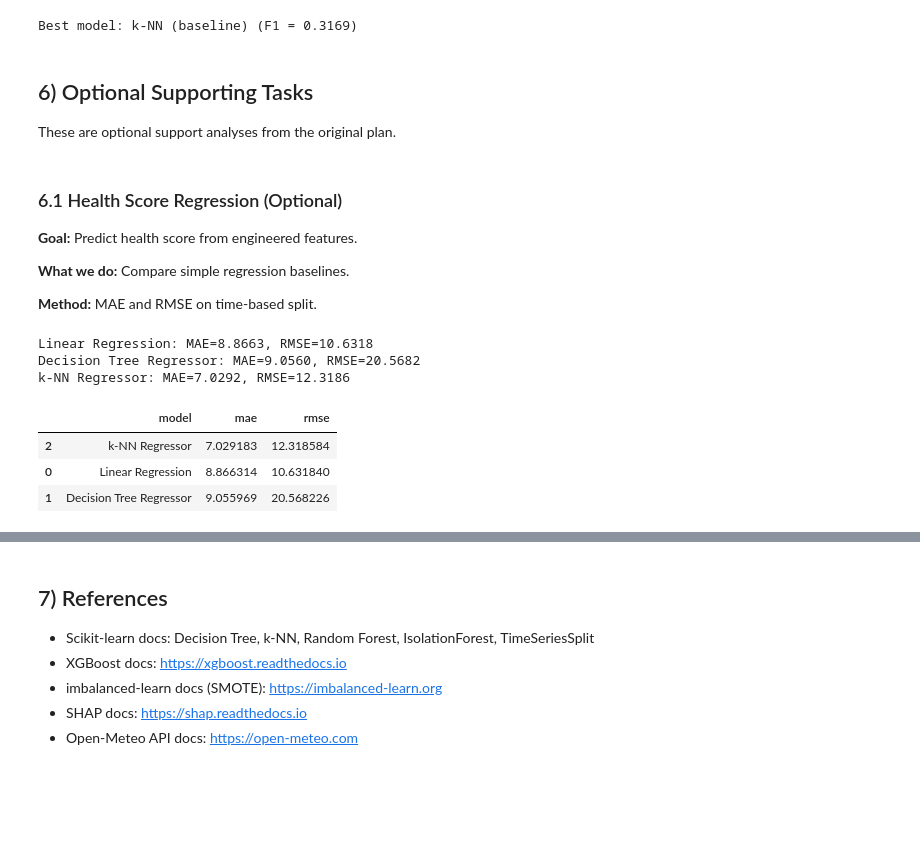
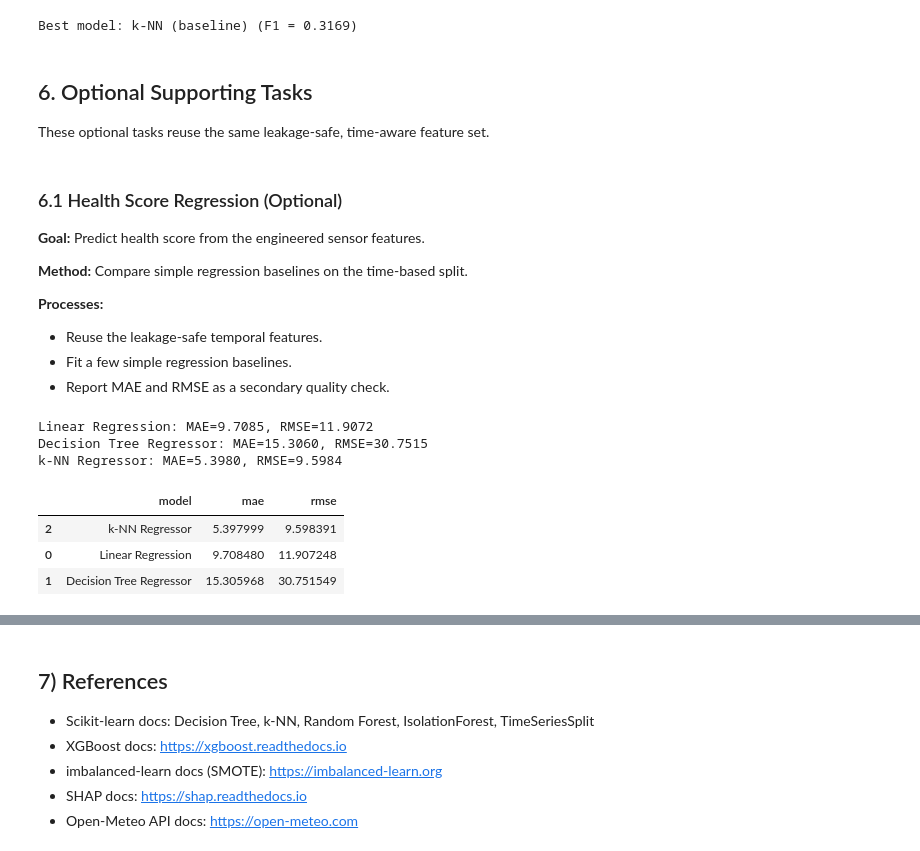
Before and after one commit to Plant-IQ/AutoGrow_DataAnalytics, a Jupyter notebook: data_analytics/AutoGrow.ipynb, the cells around one changed output, grey strips where cells are left out. Saved outputs shown, nothing was run; the diff lists cells and outputs as text; code cells hidden in the pictures; blank space fills up the shorter version.

```diff
--- a/data_analytics/AutoGrow.ipynb
+++ b/data_analytics/AutoGrow.ipynb
@@ -948,26 +1022,38 @@ X_test = pd.DataFrame(
     columns=X_cols_clean,
     index=X_test.index
 )
+X_train_weighted = X_train_imp.copy()
+y_train_weighted = y_train.copy()
 
-if 'smote_available' in globals() and smote_available:
+resampling_strategy = 'smote'  # 'smote', 'random_over', or 'none'
+
+if resampling_strategy == 'smote' and 'smote_available' in globals() and smote_available:
     min_class = y_train_bal.value_counts().min()
-    k_neighbors = max(1, min(5, int(min_class) - 1))
+    k_neighbors = 5 if int(min_class) > 5 else max(1, int(min_class) - 1)
     if min_class > 1 and k_neighbors >= 1:
         sm = SMOTE(random_state=42, k_neighbors=k_neighbors)
         X_bal_arr, y_bal_arr = sm.fit_resample(X_train_imp, y_train_bal)
         X_train_bal = pd.DataFrame(X_bal_arr, columns=X_cols_clean)
         y_train_bal = pd.Series(y_bal_arr)
-        print('Applied SMOTE. Balanced class counts:')
+        print(f'Applied SMOTE with k_neighbors={k_neighbors}. Balanced class counts:')
         print(y_train_bal.value_counts())
     else:
         X_train_bal = X_train_imp.copy()
         print('SMOTE skipped: not enough samples in smallest class.')
+elif resampling_strategy == 'random_over':
+    ros = RandomOverSampler(random_state=42)
+    X_bal_arr, y_bal_arr = ros.fit_resample(X_train_imp, y_train_bal)
+    X_train_bal = pd.DataFrame(X_bal_arr, columns=X_cols_clean)
+    y_train_bal = pd.Series(y_bal_arr)
+    print('Applied RandomOverSampler. Balanced class counts:')
+    print(y_train_bal.value_counts())
 else:
     X_train_bal = X_train_imp.copy()
-    print('SMOTE not available; using imputed training data.')
+    print('No resampling applied; keeping the imputed training data.')
 
 print(f'X_train_bal shape: {X_train_bal.shape}  X_test shape: {X_test.shape}')
 print(f'Active features ({len(X_cols_clean)}): {X_cols_clean}')
 print('Train class distribution after balancing:')
 print(y_train_bal.value_counts())
+print('Weighted training set kept for XGBoost class_weight mode:', X_train_weighted.shape)
 # %% [output]
@@ -1328,24 +1536,52 @@ Passing `palette` without assigning `hue` is deprecated and will be removed in v
 | 2 | Decision Tree (baseline) | 0.236463 |
 Best model: k-NN (baseline) (F1 = 0.3169)
 # %% [markdown]
-## 6) Optional Supporting Tasks
-These are optional support analyses from the original plan.
+## 6. Optional Supporting Tasks
+These optional tasks reuse the same leakage-safe, time-aware feature set.
 # %% [markdown]
 ### 6.1 Health Score Regression (Optional)
-**Goal:** Predict health score from engineered features.
+**Goal:** Predict health score from the engineered sensor features.
 
-**What we do:** Compare simple regression baselines.
+**Method:** Compare simple regression baselines on the time-based split.
 
-**Method:** MAE and RMSE on time-based split.
+**Processes:**
+- Reuse the leakage-safe temporal features.
+- Fit a few simple regression baselines.
+- Report MAE and RMSE as a secondary quality check.
 # %%
 if col_health and col_health in feat.columns:
     reg_df = feat.dropna(subset=['ts']).sort_values('ts').copy()
-    X_cols_reg = [c for c in [
+    temporal_candidates = [
         col_temp_in, col_hum_in, col_soil, col_light_lux, col_light_hrs,
         col_temp_out_feat, col_hum_out_feat,
-        'soil_deviation', 'temp_delta', 'light_deficit',
-        'hour_sin', 'hour_cos'
-    ] if c is not None and c in reg_df.columns]
+        'temp_delta', 'minutes_since_prev', 'hour_sin', 'hour_cos', 'daylight_hours',
+        f'{col_temp_in}_lag1' if col_temp_in else None,
+        f'{col_temp_in}_lag2' if col_temp_in else None,
+        f'{col_hum_in}_lag1' if col_hum_in else None,
+        f'{col_hum_in}_lag2' if col_hum_in else None,
+        f'{col_soil}_lag1' if col_soil else None,
+        f'{col_soil}_lag2' if col_soil else None,
+        f'{col_light_lux}_lag1' if col_light_lux else None,
+        f'{col_light_lux}_lag2' if col_light_lux else None,
+        f'{col_light_hrs}_lag1' if col_light_hrs else None,
+        f'{col_light_hrs}_lag2' if col_light_hrs else None,
+        f'{col_temp_in}_delta1' if col_temp_in else None,
+        f'{col_hum_in}_delta1' if col_hum_in else None,
+        f'{col_soil}_delta1' if col_soil else None,
+        f'{col_light_lux}_delta1' if col_light_lux else None,
+        f'{col_light_hrs}_delta1' if col_light_hrs else None,
+        f'{col_temp_in}_rollmean3' if col_temp_in else None,
+        f'{col_temp_in}_rollstd3' if col_temp_in else None,
+        f'{col_hum_in}_rollmean3' if col_hum_in else None,
+        f'{col_hum_in}_rollstd3' if col_hum_in else None,
+        f'{col_soil}_rollmean3' if col_soil else None,
+        f'{col_soil}_rollstd3' if col_soil else None,
+        f'{col_light_lux}_rollmean3' if col_light_lux else None,
+        f'{col_light_lux}_rollstd3' if col_light_lux else None,
+        f'{col_light_hrs}_rollmean3' if col_light_hrs else None,
+        f'{col_light_hrs}_rollstd3' if col_light_hrs else None,
+    ]
+    X_cols_reg = [c for c in temporal_candidates if c is not None and c in reg_df.columns]
 
     # Drop all-NaN columns before fitting
     X_cols_reg = [c for c in X_cols_reg if reg_df[c].notna().any()]
@@ -1359,36 +1595,36 @@ if col_health and col_health in feat.columns:
     y_train_reg = reg_df.loc[train_mask, col_health]
     y_test_reg  = reg_df.loc[~train_mask, col_health]
 
     reg_models = {
         'Linear Regression':        LinearRegression(),
         'Decision Tree Regressor':  DecisionTreeRegressor(max_depth=6, random_state=42),
         'k-NN Regressor':           KNeighborsRegressor(n_neighbors=7),
     }
 
     reg_rows = []
     for name, model in reg_models.items():
         pipe = Pipeline([
             ('imputer', SimpleImputer(strategy='median')),
             ('scaler',  StandardScaler()),
             ('model',   model)
         ])
         pipe.fit(X_train_reg, y_train_reg)
         with np.errstate(divide='ignore', over='ignore', invalid='ignore'):
             pred = pipe.predict(X_test_reg)
         pred = np.nan_to_num(pred, nan=y_train_reg.median(), posinf=y_train_reg.max(), neginf=y_train_reg.min())
         mae  = mean_absolute_error(y_test_reg, pred)
         rmse = np.sqrt(mean_squared_error(y_test_reg, pred))
         reg_rows.append({'model': name, 'mae': mae, 'rmse': rmse})
         print(f'{name}: MAE={mae:.4f}, RMSE={rmse:.4f}')
 
     display(pd.DataFrame(reg_rows).sort_values('mae'))
 else:
     print('health_score not found; skip regression task.')
 # %% [output]
-Linear Regression: MAE=8.8663, RMSE=10.6318
-Decision Tree Regressor: MAE=9.0560, RMSE=20.5682
-k-NN Regressor: MAE=7.0292, RMSE=12.3186
+Linear Regression: MAE=9.7085, RMSE=11.9072
+Decision Tree Regressor: MAE=15.3060, RMSE=30.7515
+k-NN Regressor: MAE=5.3980, RMSE=9.5984
 |  | model | mae | rmse |
-| 2 | k-NN Regressor | 7.029183 | 12.318584 |
-| 0 | Linear Regression | 8.866314 | 10.631840 |
-| 1 | Decision Tree Regressor | 9.055969 | 20.568226 |
+| 2 | k-NN Regressor | 5.397999 | 9.598391 |
+| 0 | Linear Regression | 9.708480 | 11.907248 |
+| 1 | Decision Tree Regressor | 15.305968 | 30.751549 |
```
Also changed, not shown: parts of 22 cells of this notebook.
